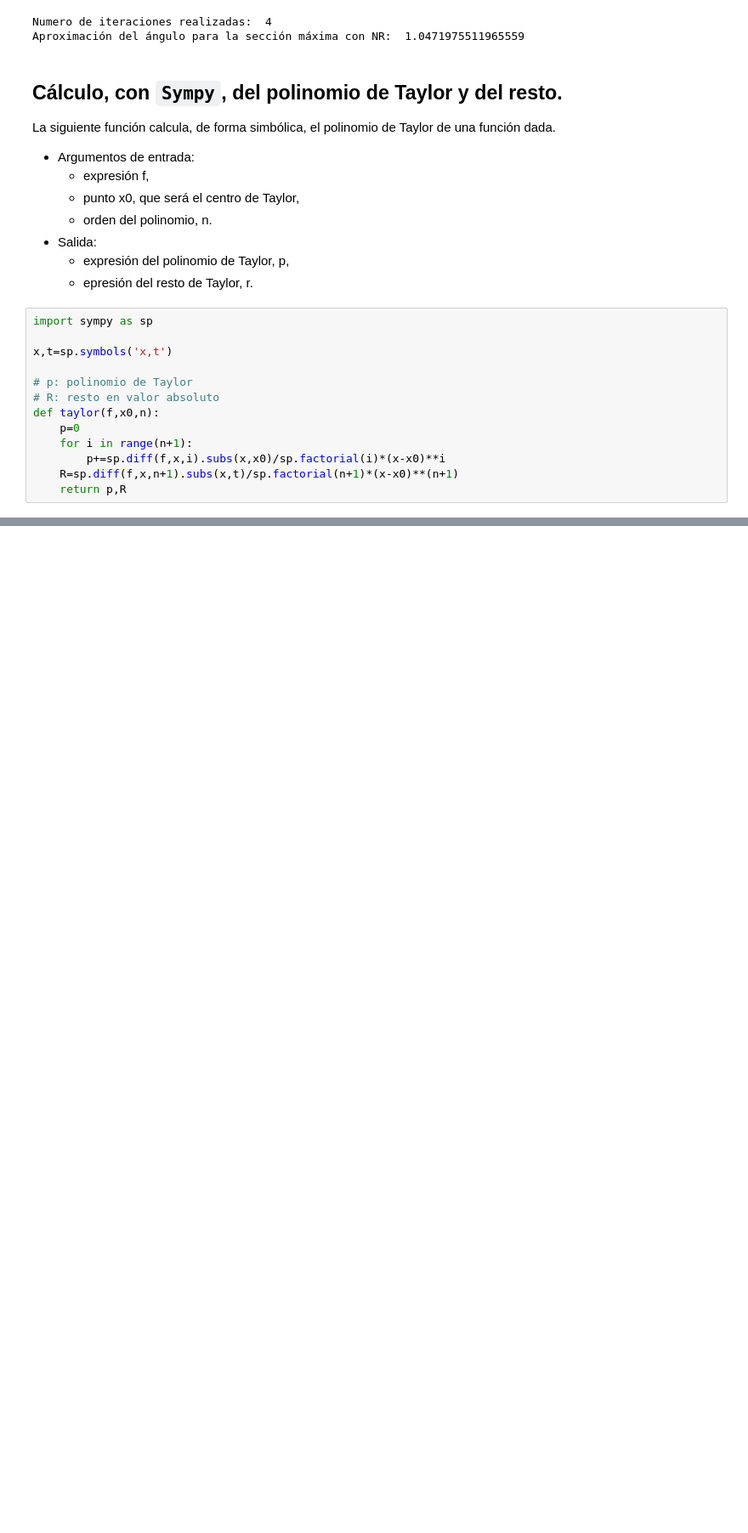
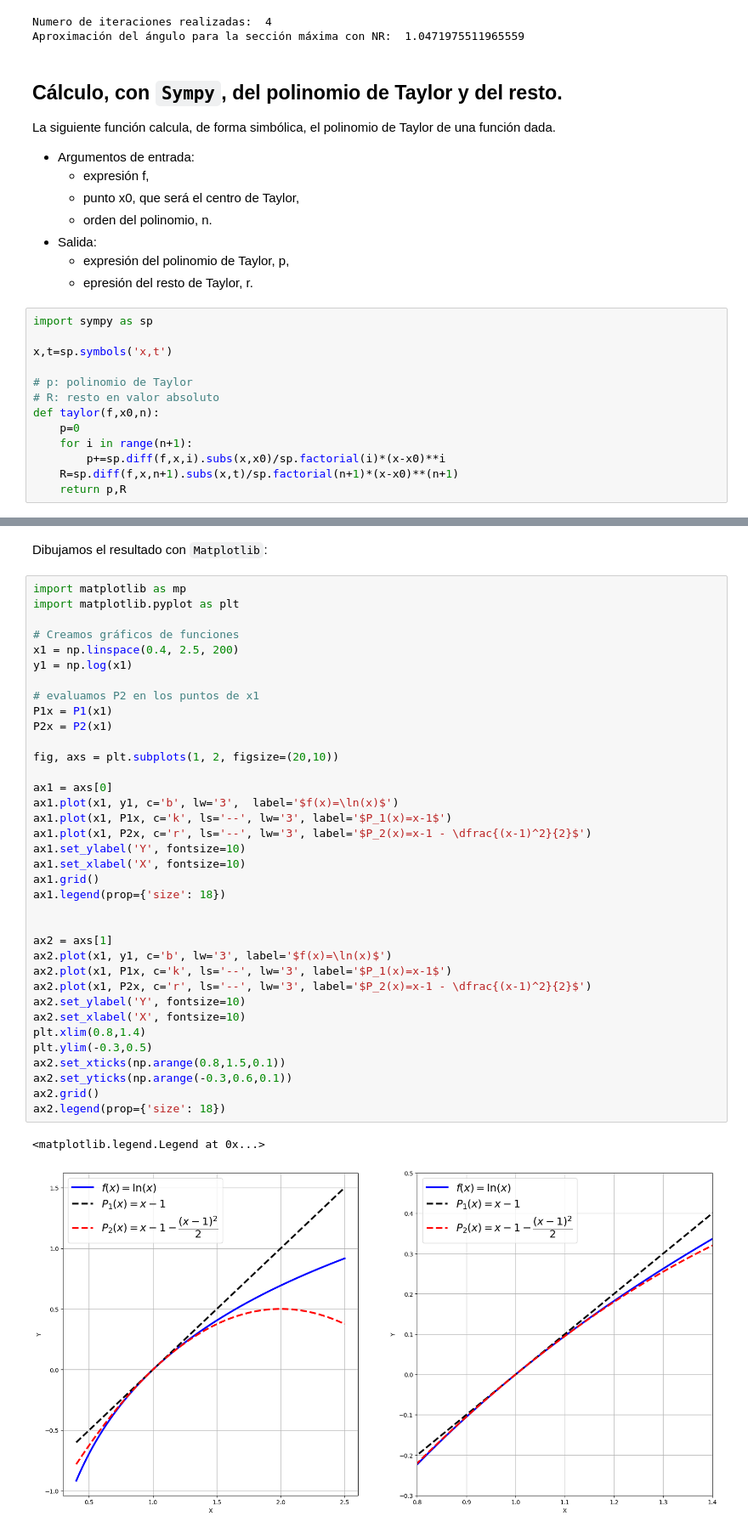
Before and after one commit to yerdna14/JB-Calculo1-UDC, a Jupyter notebook: _build/jupyter_execute/capitulos/05/05.Derivacion.ipynb, the cells around one changed output, grey strips where cells are left out. Shown at 85% size. Cells and saved outputs as stored; diff of their text form; blank space fills up the shorter version.

```diff
--- a/_build/jupyter_execute/capitulos/05/05.Derivacion.ipynb
+++ b/_build/jupyter_execute/capitulos/05/05.Derivacion.ipynb
@@ -148,0 +203,41 @@ En la Sección {ref}`sec_Taylor` puedes ver cómo se aplica esta función a un p
+# %% [markdown]
+Dibujamos el resultado con `Matplotlib`:
+# %%
+import matplotlib as mp
+import matplotlib.pyplot as plt
+
+# Creamos gráficos de funciones
+x1 = np.linspace(0.4, 2.5, 200)
+y1 = np.log(x1)
+
+# evaluamos P2 en los puntos de x1
+P1x = P1(x1)
+P2x = P2(x1)
+
+fig, axs = plt.subplots(1, 2, figsize=(20,10))
+
+ax1 = axs[0]
+ax1.plot(x1, y1, c='b', lw='3',  label='$f(x)=\ln(x)$')
+ax1.plot(x1, P1x, c='k', ls='--', lw='3', label='$P_1(x)=x-1$')
+ax1.plot(x1, P2x, c='r', ls='--', lw='3', label='$P_2(x)=x-1 - \dfrac{(x-1)^2}{2}$')
+ax1.set_ylabel('Y', fontsize=10)
+ax1.set_xlabel('X', fontsize=10)
+ax1.grid()
+ax1.legend(prop={'size': 18})
+
+
+ax2 = axs[1]
+ax2.plot(x1, y1, c='b', lw='3', label='$f(x)=\ln(x)$')
+ax2.plot(x1, P1x, c='k', ls='--', lw='3', label='$P_1(x)=x-1$')
+ax2.plot(x1, P2x, c='r', ls='--', lw='3', label='$P_2(x)=x-1 - \dfrac{(x-1)^2}{2}$')
+ax2.set_ylabel('Y', fontsize=10)
+ax2.set_xlabel('X', fontsize=10)
+plt.xlim(0.8,1.4)
+plt.ylim(-0.3,0.5)
+ax2.set_xticks(np.arange(0.8,1.5,0.1))
+ax2.set_yticks(np.arange(-0.3,0.6,0.1))
+ax2.grid()
+ax2.legend(prop={'size': 18})
+# %% [output]
+<matplotlib.legend.Legend at 0x...>
+[figure, added]
```
Also changed, not shown: parts of 6 cells of this notebook, 17 other files.
